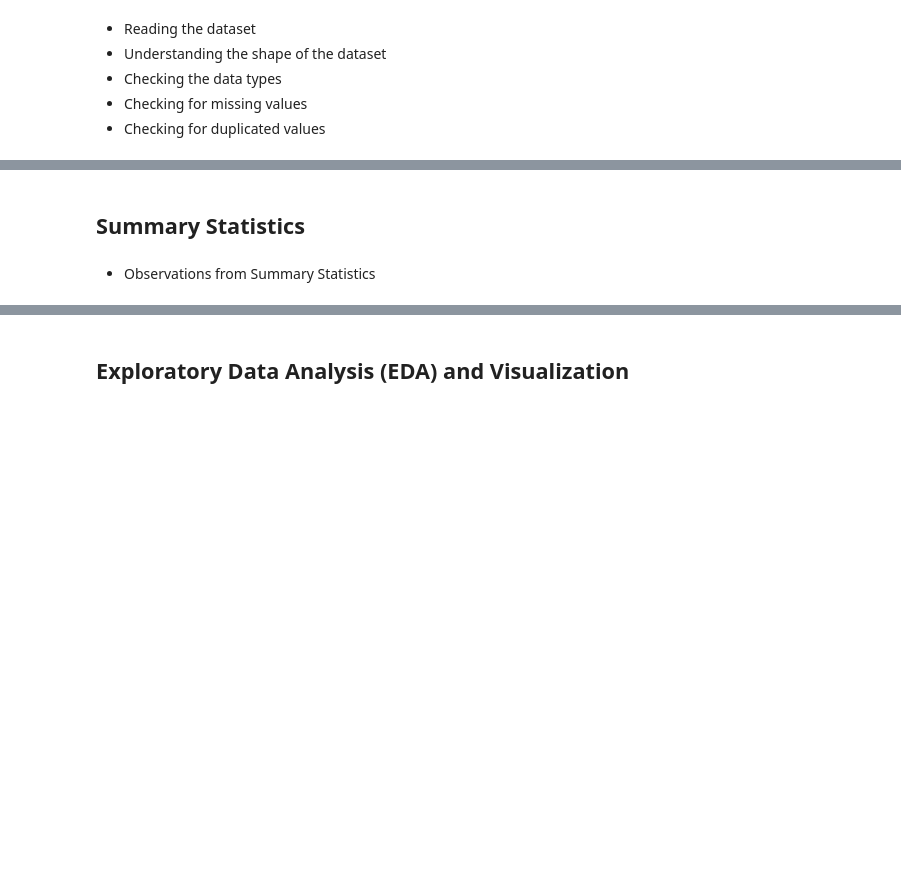
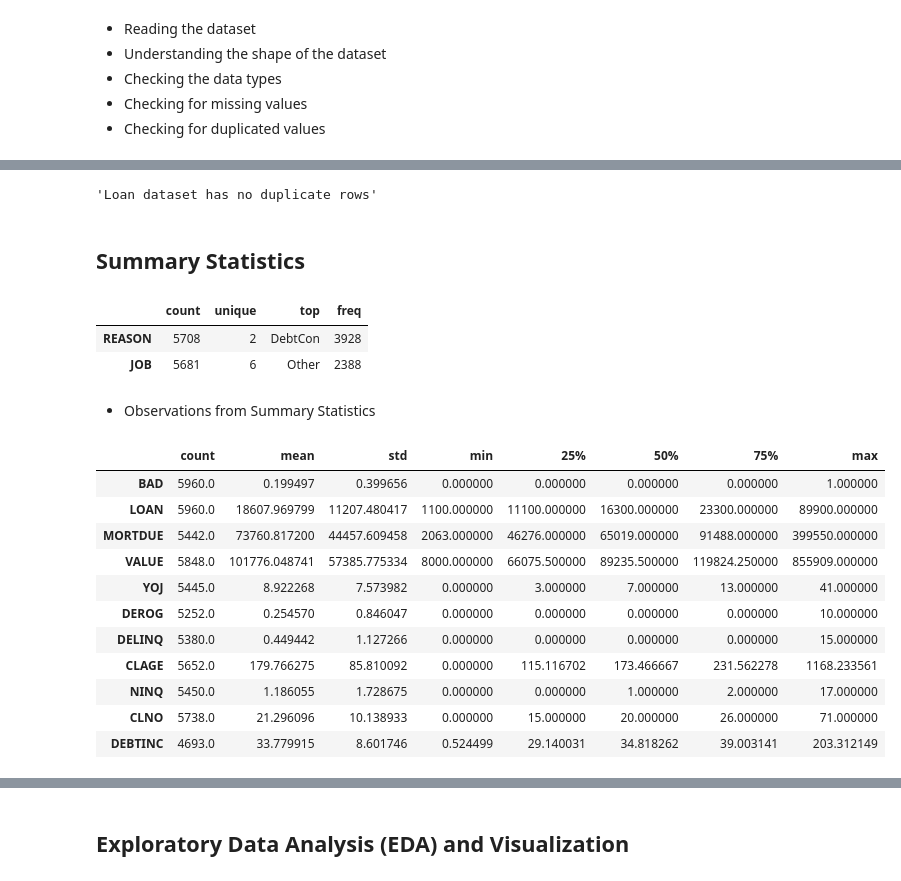
Before and after one commit to emailtosanj/ADSP_LAIEDM, a Jupyter notebook: adsp_laiedm/capstone/loan_default_prediction/Capstone_Project_Reference_Notebook_Loan_Default_Prediction_Full_Code.ipynb, the cells around one changed output, grey strips where cells are left out. Drawn from its saved outputs; the diff is of its cells as text; code cells hidden in the pictures; blank space fills up the shorter version.

Commit message:
25Aug2025- done till summary stats.

```diff
--- a/adsp_laiedm/capstone/loan_default_prediction/Capstone_Project_Reference_Notebook_Loan_Default_Prediction_Full_Code.ipynb
+++ b/adsp_laiedm/capstone/loan_default_prediction/Capstone_Project_Reference_Notebook_Loan_Default_Prediction_Full_Code.ipynb
@@ -79,4 +177,38 @@ The Home Equity dataset (HMEQ) contains baseline and loan performance informatio
+# %%
+#lambda function which checks if the dataframe has duplicate rows
+has_duplicates = lambda df: df.duplicated().any()
+
+if has_duplicates(df):
+  display('Loan dataset has duplicate rows')
+else:
+  display('Loan dataset has no duplicate rows')
+# %% [output]
+'Loan dataset has no duplicate rows'
 # %% [markdown]
 ## Summary Statistics
+# %%
+#descriptive stats of categorical column
+
+display(df.describe(exclude='number').T)
+# %% [output]
+|  | count | unique | top | freq |
+| REASON | 5708 | 2 | DebtCon | 3928 |
+| JOB | 5681 | 6 | Other | 2388 |
 # %% [markdown]
 - Observations from Summary Statistics
+# %%
+#descrip stats of numerical column
+display(df.describe(include='number').T)
+# %% [output]
+|  | count | mean | std | min | 25% | 50% | 75% | max |
+| BAD | 5960.0 | 0.199497 | 0.399656 | 0.000000 | 0.000000 | 0.000000 | 0.000000 | 1.000000 |
+| LOAN | 5960.0 | 18607.969799 | 11207.480417 | 1100.000000 | 11100.000000 | 16300.000000 | 23300.000000 | 89900.000000 |
+| MORTDUE | 5442.0 | 73760.817200 | 44457.609458 | 2063.000000 | 46276.000000 | 65019.000000 | 91488.000000 | 399550.000000 |
+| VALUE | 5848.0 | 101776.048741 | 57385.775334 | 8000.000000 | 66075.500000 | 89235.500000 | 119824.250000 | 855909.000000 |
+| YOJ | 5445.0 | 8.922268 | 7.573982 | 0.000000 | 3.000000 | 7.000000 | 13.000000 | 41.000000 |
+| DEROG | 5252.0 | 0.254570 | 0.846047 | 0.000000 | 0.000000 | 0.000000 | 0.000000 | 10.000000 |
+| DELINQ | 5380.0 | 0.449442 | 1.127266 | 0.000000 | 0.000000 | 0.000000 | 0.000000 | 15.000000 |
+| CLAGE | 5652.0 | 179.766275 | 85.810092 | 0.000000 | 115.116702 | 173.466667 | 231.562278 | 1168.233561 |
+| NINQ | 5450.0 | 1.186055 | 1.728675 | 0.000000 | 0.000000 | 1.000000 | 2.000000 | 17.000000 |
+| CLNO | 5738.0 | 21.296096 | 10.138933 | 0.000000 | 15.000000 | 20.000000 | 26.000000 | 71.000000 |
+| DEBTINC | 4693.0 | 33.779915 | 8.601746 | 0.524499 | 29.140031 | 34.818262 | 39.003141 | 203.312149 |
```
Also changed, not shown: parts of 10 cells of this notebook.
